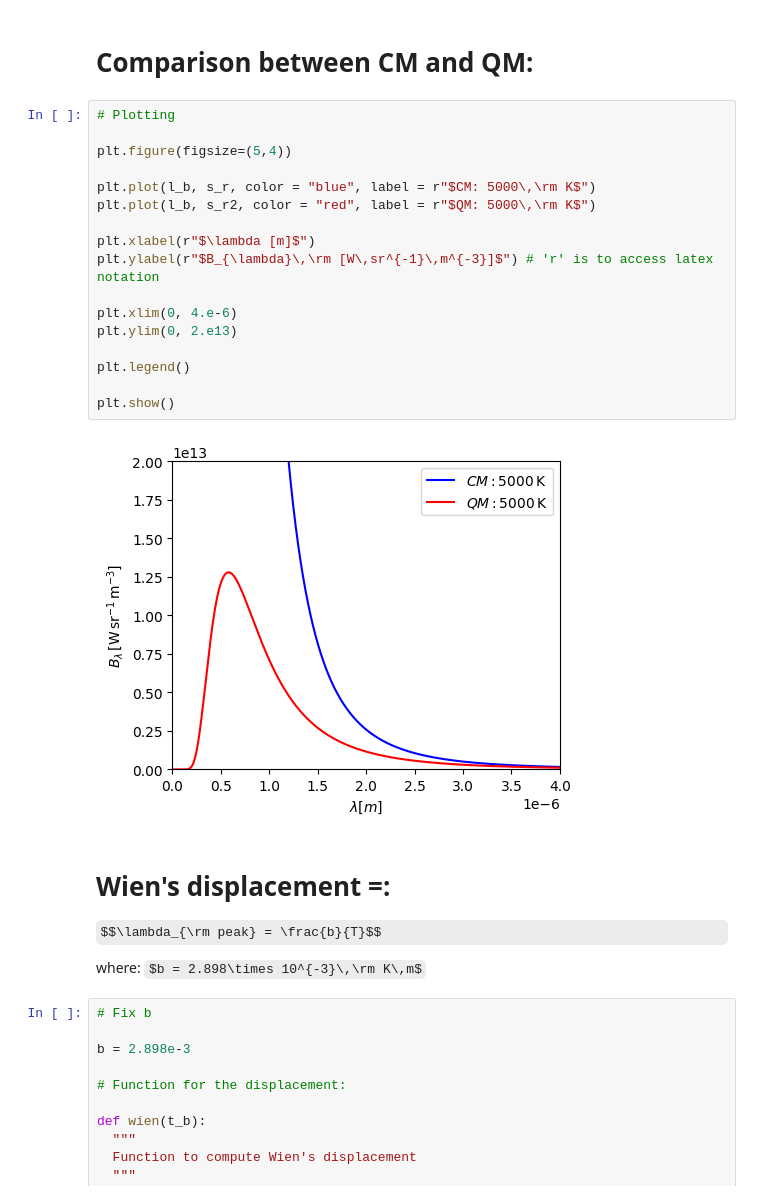
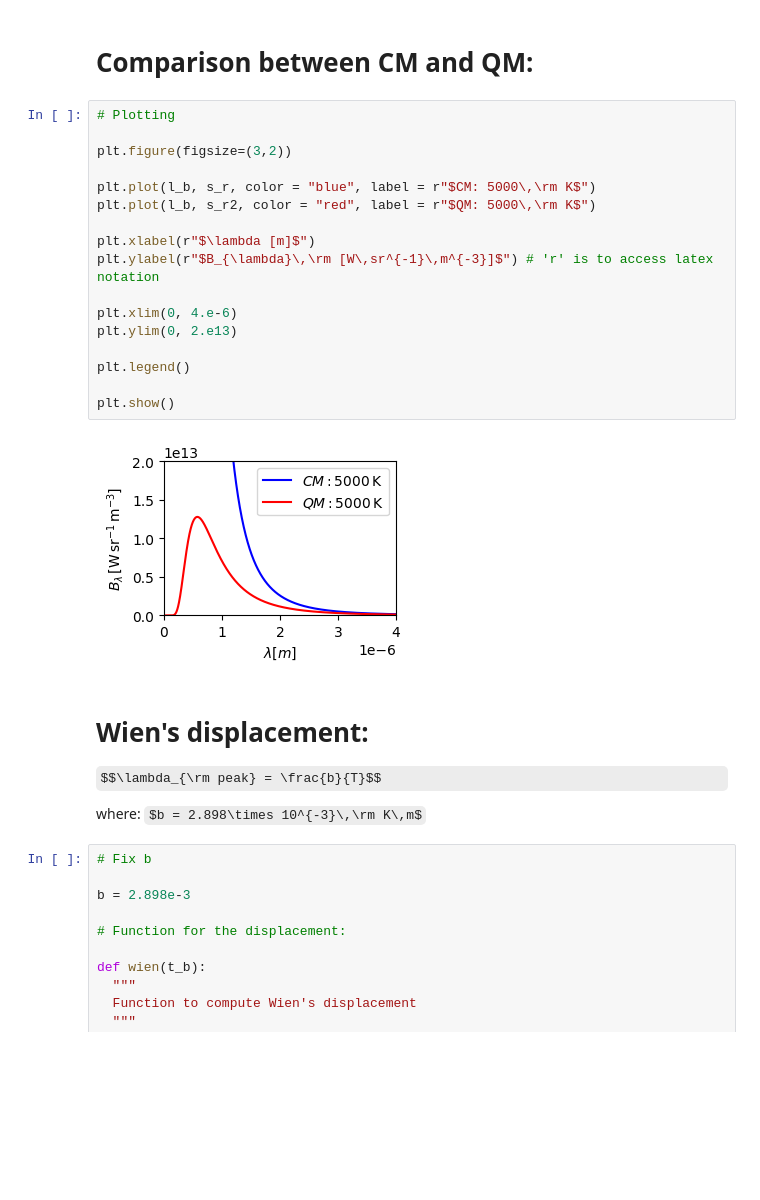
Before and after one commit to wbandabarragan/quantum-mechanics-1, a Jupyter notebook: unit-1/notebook_2.ipynb, the cells around one changed output. Saved outputs shown, nothing was run; the diff lists cells and outputs as text; some formulas as TeX source; blank space fills up the shorter version.

```diff
--- a/unit-1/notebook_2.ipynb
+++ b/unit-1/notebook_2.ipynb
@@ -127,24 +135,24 @@ plt.show()
 # %%
 # Plotting
 
-plt.figure(figsize=(5,4))
+plt.figure(figsize=(3,2))
 
 plt.plot(l_b, s_r, color = "blue", label = r"$CM: 5000\,\rm K$")
 plt.plot(l_b, s_r2, color = "red", label = r"$QM: 5000\,\rm K$")
 
 plt.xlabel(r"$\lambda [m]$")
 plt.ylabel(r"$B_{\lambda}\,\rm [W\,sr^{-1}\,m^{-3}]$") # 'r' is to access latex notation
 
 plt.xlim(0, 4.e-6)
 plt.ylim(0, 2.e13)
 
 plt.legend()
 
 plt.show()
 # %% [output]
-[figure, old version]
+[figure, new version]
 # %% [markdown]
-# Wien's displacement =:
+# Wien's displacement:
 
 $$\lambda_{\rm peak} = \frac{b}{T}$$
 
```
Also changed, not shown: parts of 4 cells of this notebook.
